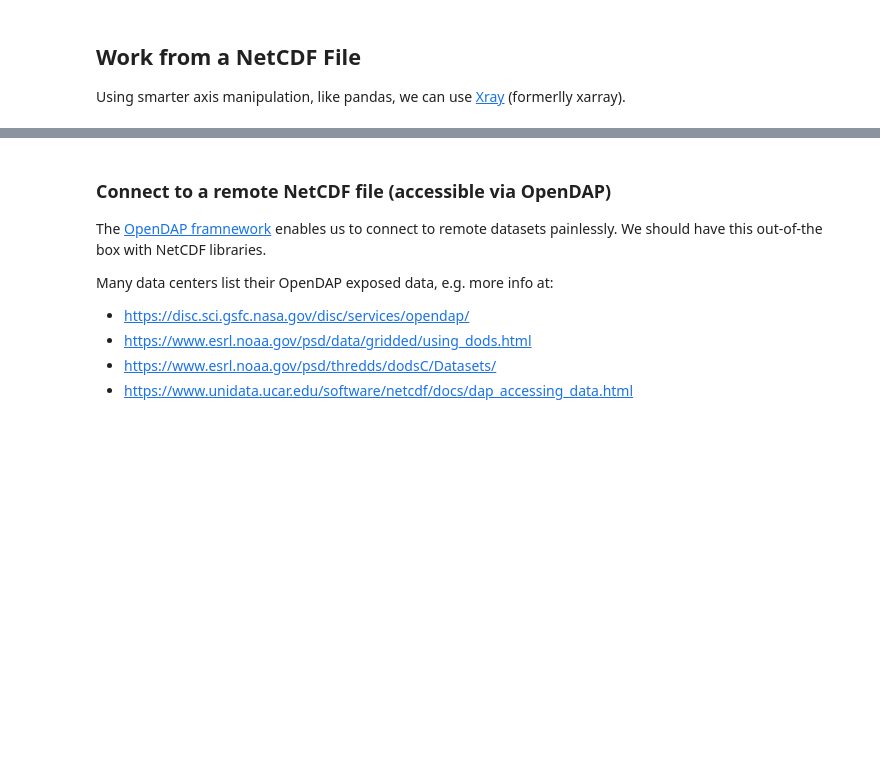
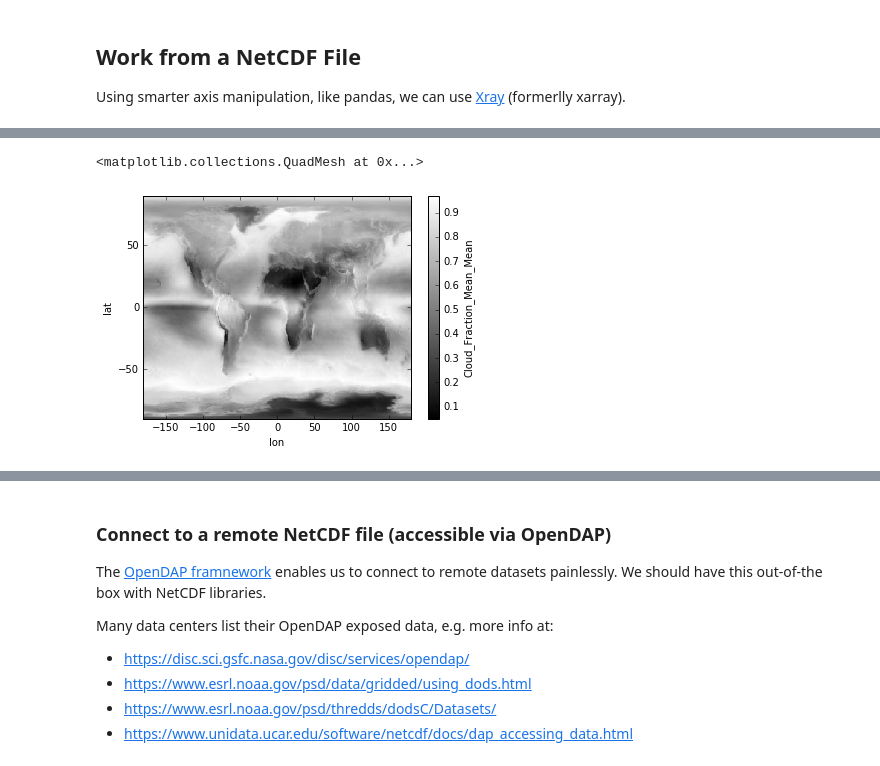
Before and after one commit to Vizzuality/data_sci_tutorials, a Jupyter notebook: work/Rasters_part1.ipynb, the cells around one changed output, grey strips where cells are left out. Saved outputs shown, nothing was run; the diff lists cells and outputs as text; code cells hidden in the pictures; blank space fills up the shorter version.

```diff
--- a/work/Rasters_part1.ipynb
+++ b/work/Rasters_part1.ipynb
@@ -59,6 +94,9 @@ ncfile.Cloud_Fraction_Mean_Mean
 # %%
 # We can use an equivalent of matplotlib's IMSHOW function to quick view the data array
-ncfile.Cloud_Fraction_Mean_Mean[:].plot()
+ncfile.Cloud_Fraction_Mean_Mean[:].plot(cmap=cm.gist_gray)
+# %% [output]
+<matplotlib.collections.QuadMesh at 0x...>
+[figure, added]
 # %%
 # or plot just a slice across longitude
 ncfile.Cloud_Fraction_Mean_Mean[0].plot()
```
Also changed, not shown: parts of 21 cells of this notebook, 3 other files.
